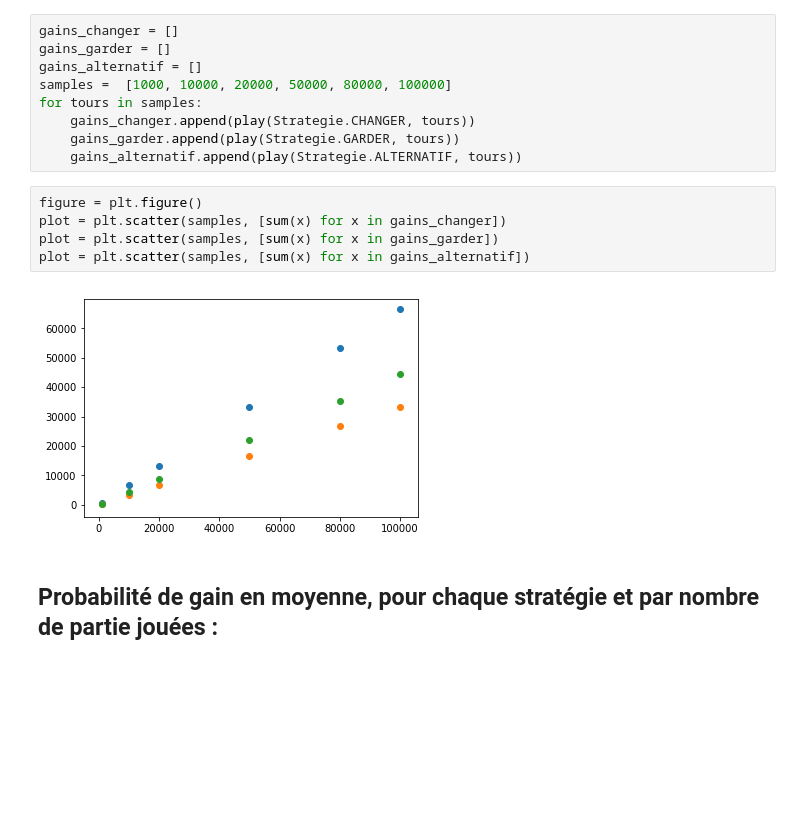
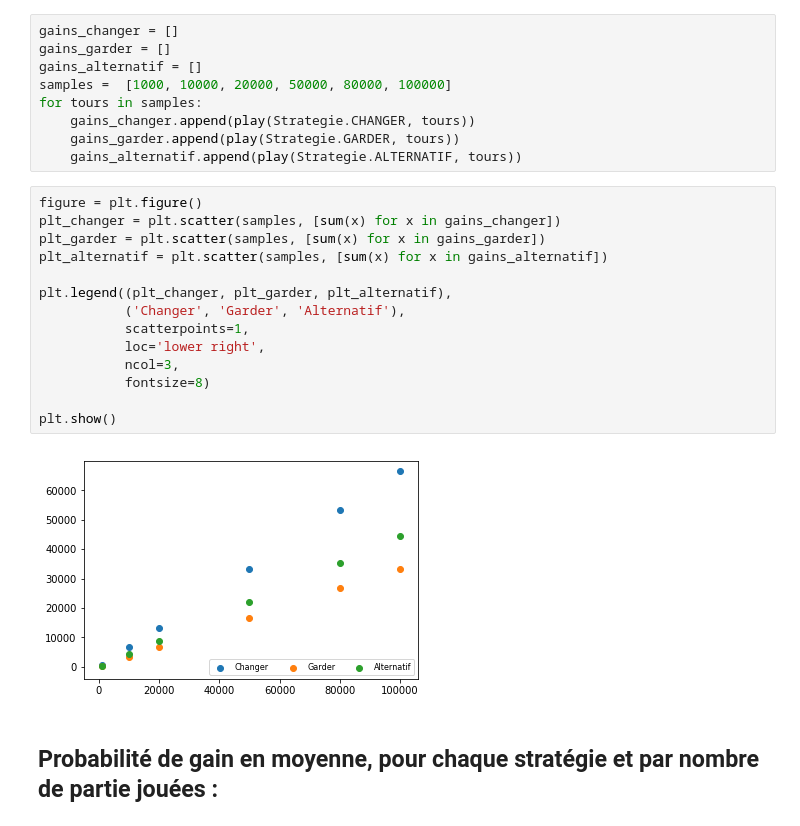
Before and after one commit to Nick3523/Python-for-Datascience, a Jupyter notebook: 01 - MountyHallProblem/MountyHallProblem.ipynb, the cells around one changed output. Cells and saved outputs as stored; diff of their text form; blank space fills up the shorter version.

Commit message:
Improving graphs by adding legends

```diff
--- a/01 - MountyHallProblem/MountyHallProblem.ipynb
+++ b/01 - MountyHallProblem/MountyHallProblem.ipynb
@@ -154,11 +154,20 @@ for tours in samples:
     gains_alternatif.append(play(Strategie.ALTERNATIF, tours))
 # %%
 figure = plt.figure()
-plot = plt.scatter(samples, [sum(x) for x in gains_changer])
-plot = plt.scatter(samples, [sum(x) for x in gains_garder])
-plot = plt.scatter(samples, [sum(x) for x in gains_alternatif])
+plt_changer = plt.scatter(samples, [sum(x) for x in gains_changer])
+plt_garder = plt.scatter(samples, [sum(x) for x in gains_garder])
+plt_alternatif = plt.scatter(samples, [sum(x) for x in gains_alternatif])
+
+plt.legend((plt_changer, plt_garder, plt_alternatif),
+           ('Changer', 'Garder', 'Alternatif'),
+           scatterpoints=1,
+           loc='lower right',
+           ncol=3,
+           fontsize=8)
+
+plt.show()
 # %% [output]
-[figure, old version]
+[figure, new version]
 # %% [markdown]
 ## Probabilité de gain en moyenne, pour chaque stratégie et par nombre de partie jouées :
 # %%
```
Also changed, not shown: parts of 1 cell of this notebook.
